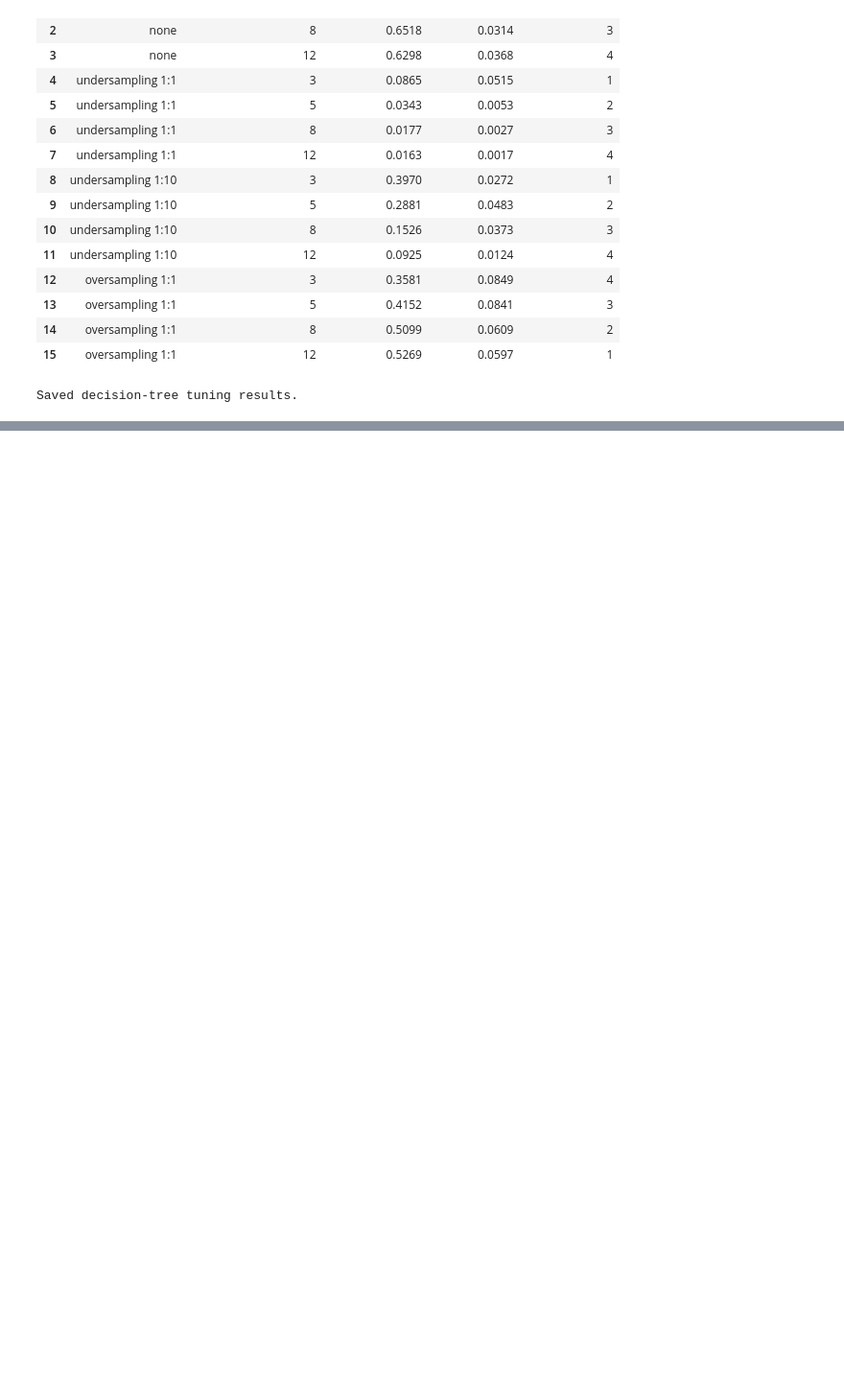
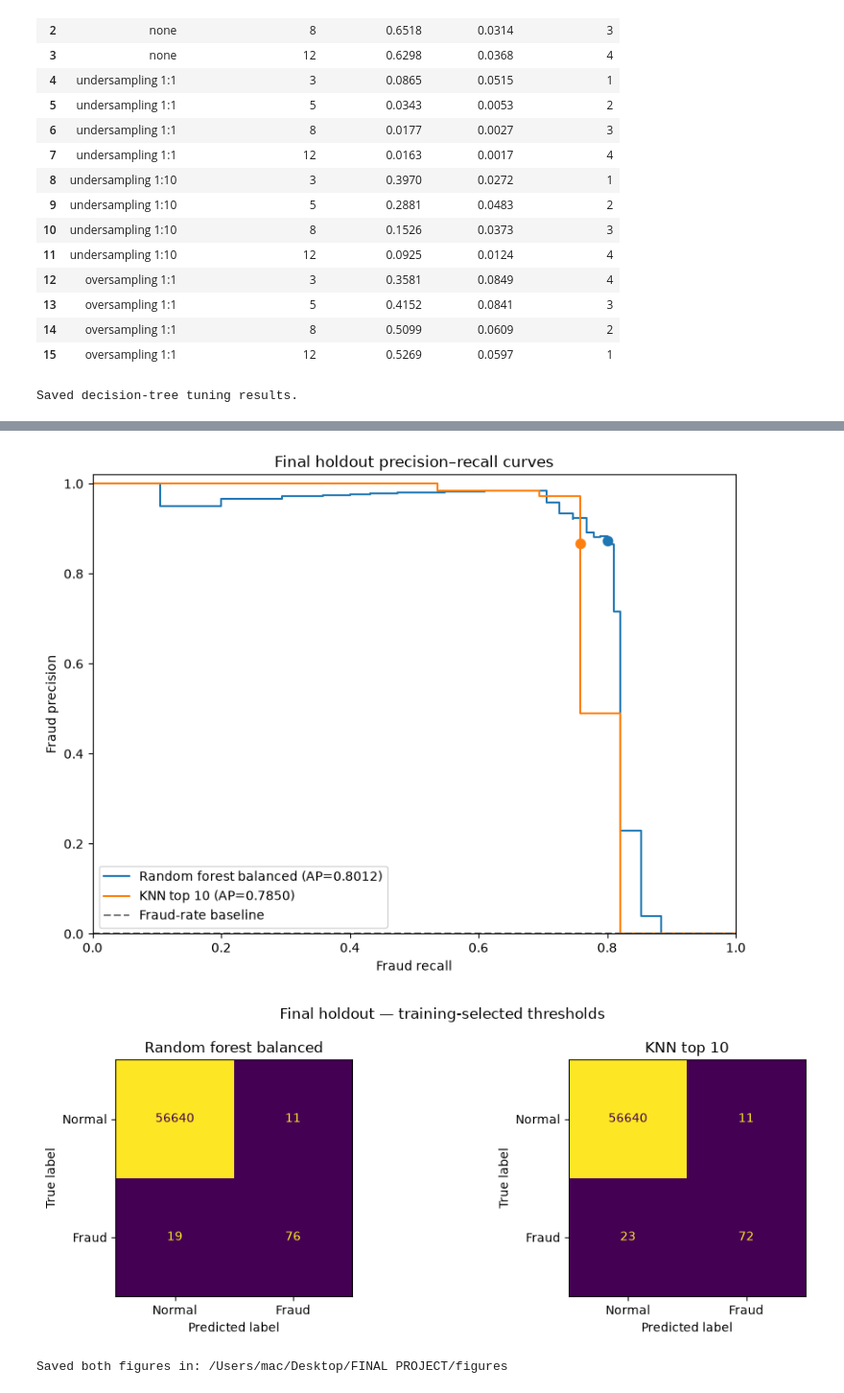
Before and after one commit to chayaagowda/Machine-Learning-and-Data-Mining-Project, a Jupyter notebook: Fraud_Setup_and_E1_Baseline.ipynb, the cells around one changed output, grey strips where cells are left out. Shown at 96% size. Cells and saved outputs as stored; diff of their text form; code cells hidden in the pictures; blank space fills up the shorter version.

Commit message:
Complete fraud detection final report and submission files

```diff
--- a/Fraud_Setup_and_E1_Baseline.ipynb
+++ b/Fraud_Setup_and_E1_Baseline.ipynb
@@ -900,0 +2207,71 @@ Together at the end: E7 (feature selection and threshold choice on the best mode
+# %%
+import matplotlib.pyplot as plt
+from sklearn.metrics import precision_recall_curve, ConfusionMatrixDisplay
+
+figures = project / "figures"
+figures.mkdir(exist_ok=True)
+
+# Precision–recall curves from saved holdout predictions.
+fig, ax = plt.subplots(figsize=(8, 6))
+
+for name in finalist_models:
+    scores = test_predictions[name].to_numpy()
+    precision, recall, _ = precision_recall_curve(
+        test_predictions["Class"], scores
+    )
+    ap = average_precision_score(test_predictions["Class"], scores)
+
+    ax.step(recall, precision, where="post",
+            label=f"{name} (AP={ap:.4f})")
+
+    chosen = final_test_results[
+        (final_test_results["model"] == name)
+        & (final_test_results["threshold_type"] == "cost_selected")
+    ].iloc[0]
+
+    ax.scatter(chosen["recall"], chosen["precision"], s=55)
+
+ax.axhline(
+    test_predictions["Class"].mean(),
+    color="gray", linestyle="--", label="Fraud-rate baseline"
+)
+ax.set(
+    xlabel="Fraud recall",
+    ylabel="Fraud precision",
+    title="Final holdout precision–recall curves",
+    xlim=(0, 1), ylim=(0, 1.02)
+)
+ax.legend()
+fig.tight_layout()
+fig.savefig(figures / "final_holdout_precision_recall.png", dpi=300)
+plt.show()
+
+# Confusion matrices at the training-selected thresholds.
+fig, axes = plt.subplots(1, 2, figsize=(11, 4))
+
+for ax, name in zip(axes, finalist_models):
+    predicted = (
+        test_predictions[name].to_numpy() >= locked_thresholds[name]
+    ).astype(int)
+
+    ConfusionMatrixDisplay.from_predictions(
+        test_predictions["Class"],
+        predicted,
+        labels=[0, 1],
+        display_labels=["Normal", "Fraud"],
+        values_format="d",
+        colorbar=False,
+        ax=ax
+    )
+    ax.set_title(name)
+
+fig.suptitle("Final holdout — training-selected thresholds")
+fig.tight_layout()
+fig.savefig(figures / "final_holdout_confusion_matrices.png", dpi=300)
+plt.show()
+
+print("Saved both figures in:", figures)
+# %% [output]
+[figure, added]
+[figure, added]
+Saved both figures in: /Users/mac/Desktop/FINAL PROJECT/figures
```
Also changed, not shown: parts of 31 cells of this notebook, 33 other files.
